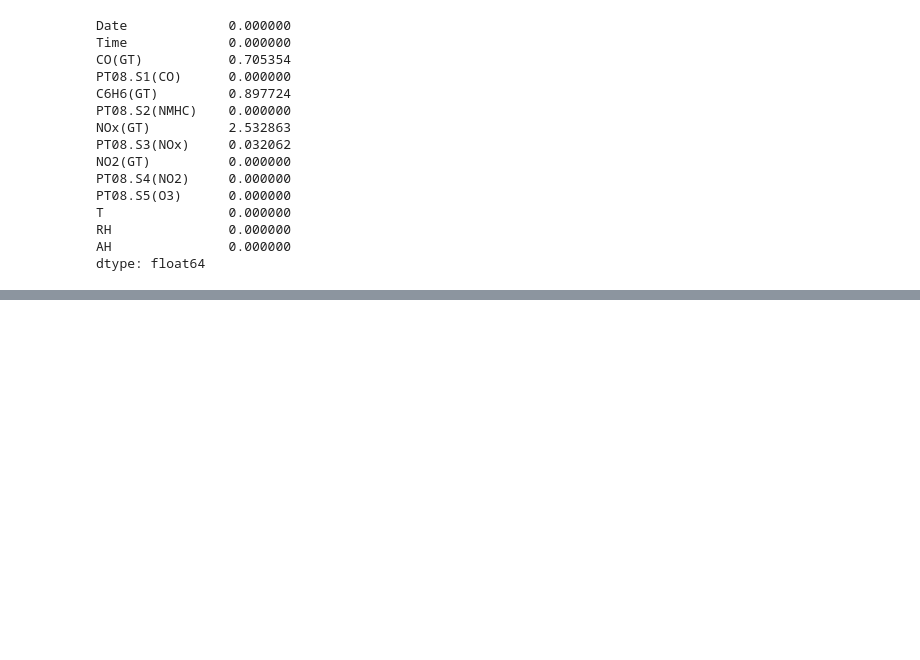
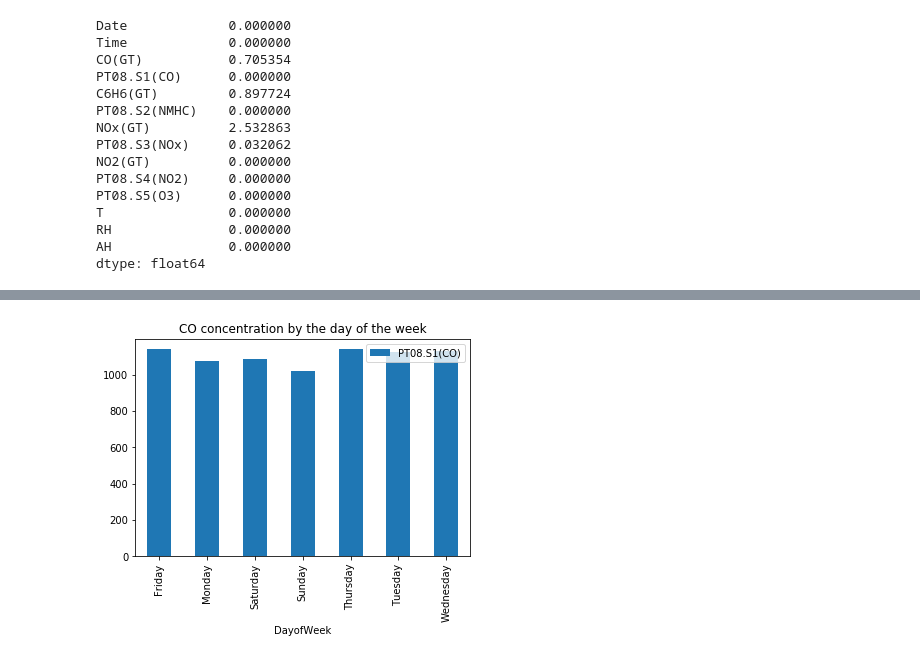
Before and after one commit to elisiojsj/Data-Science, a Jupyter notebook: CO_concentration-analysis.ipynb, the cells around one changed output, grey strips where cells are left out. Drawn from its saved outputs; the diff is of its cells as text; code cells hidden in the pictures; blank space fills up the shorter version.

Commit message:
day of the week CO concentration analysis

```diff
--- a/CO_concentration-analysis.ipynb
+++ b/CO_concentration-analysis.ipynb
@@ -222,0 +220,4 @@ df.fillna(method='ffill', inplace=True)
+# %%
+# Create a column with the day of the week names for each date
+df['DayofWeek'] = df['Date'].dt.day_name()
+df.head()
@@ -222,0 +231,7 @@ df.fillna(method='ffill', inplace=True)
+# %%
+# Print the mean of CO concentration by the day of the week
+weekday_grp = df.groupby(['DayofWeek'])
+weekday_grp[['Time','PT08.S1(CO)']].mean().plot.bar().set_title('CO concentration by the day of the week')
+plt.show()
+# %% [output]
+[figure, added]
```
Also changed, not shown: parts of 9 cells of this notebook.
